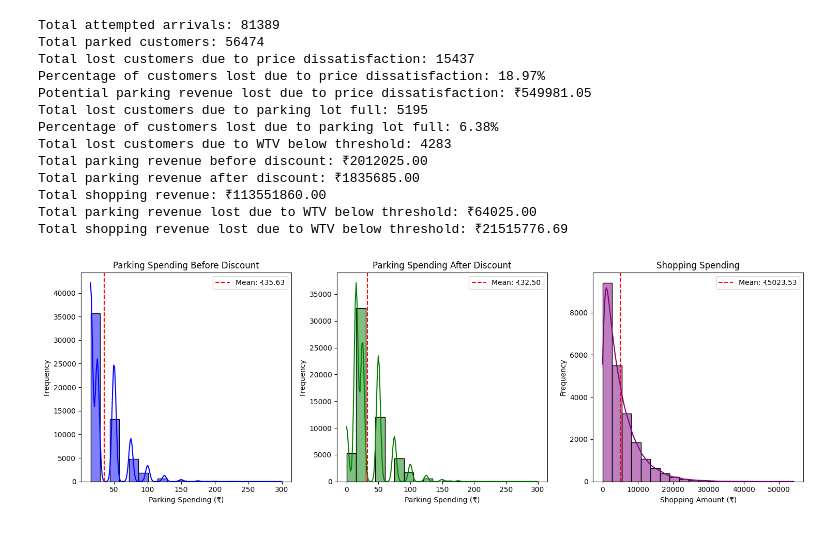
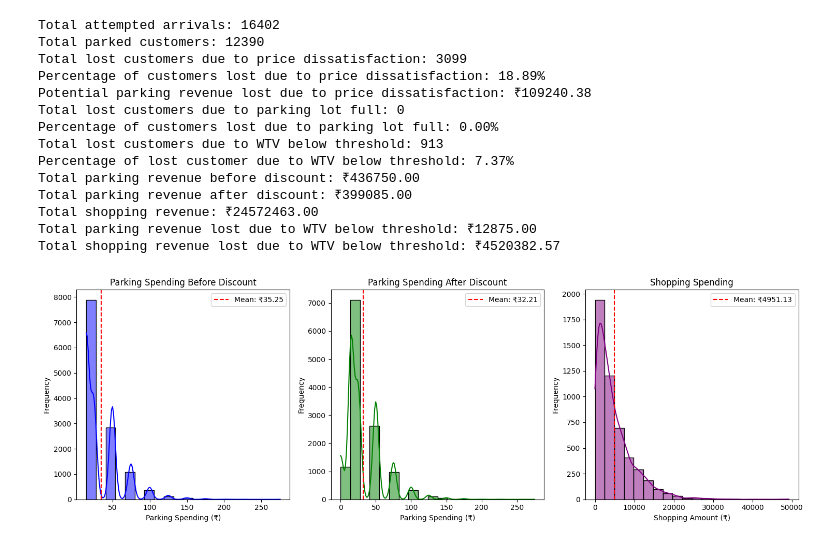
Before and after one commit to PrashantChaudhary632/Final_year_project, a Jupyter notebook: Model/Model_6.ipynb, the cells around one changed output. Drawn from its saved outputs; the diff is of its cells as text; code cells hidden in the pictures.

```diff
--- a/Model/Model_6.ipynb
+++ b/Model/Model_6.ipynb
@@ -13,13 +13,13 @@ SHOPPING_PROBABILITY = 0.60  # 60% chance that a parked vehicle will shop
 
 # Arrival rates based on the day of the week and time slots
 ARRIVAL_RATES = {
-    'Sunday': [(8, 12, 75), (12, 17, 250), (17, 20, 250)],
-    'Monday': [(8, 12, 75), (12, 17, 250), (17, 20, 250)],
-    'Tuesday': [(8, 12, 75), (12, 17, 250), (17, 20, 250)],
-    'Wednesday': [(8, 12, 75), (12, 17, 250), (17, 20, 250)],
-    'Thursday': [(8, 12, 75), (12, 17, 250), (17, 20, 250)],
-    'Friday': [(8, 12, 100), (12, 17, 350), (17, 20, 400)],
-    'Saturday': [(8, 12, 100), (12, 17, 350), (17, 20, 400)]
+    'Sunday': [(8, 12, 15*1), (12, 17, 50*1), (17, 20, 50*1)],
+    'Monday': [(8, 12, 15*1), (12, 17, 50*1), (17, 20, 50*1)],
+    'Tuesday': [(8, 12, 15*1), (12, 17, 50*1), (17, 20, 50*1)],
+    'Wednesday': [(8, 12, 15*1), (12, 17, 50*1), (17, 20, 50*1)],
+    'Thursday': [(8, 12, 15*1), (12, 17, 50*1), (17, 20, 50*1)],
+    'Friday': [(8, 12, 20*1), (12, 17, 70*1), (17, 20, 80*1)],
+    'Saturday': [(8, 12, 20*1), (12, 17, 70*1), (17, 20, 80*1)]
 }
 
 # Initialize data for tracking arrivals, inter-arrival times, parking durations, revenue, and parking space utilization
@@ -225,6 +225,7 @@ def run_simulation():
     print(f"Total lost customers due to parking lot full: {lost_customers_due_to_full}")
     print(f"Percentage of customers lost due to parking lot full: {percentage_lost_due_to_full:.2f}%")
     print(f"Total lost customers due to WTV below threshold: {lost_customers_due_to_WTV}")
+    print(f"Percentage of lost customer due to WTV below threshold: {(lost_customers_due_to_WTV/parked_customers)*100:.2f}%")
     print(f"Total parking revenue before discount: ₹{total_revenue_parking_before_discount:.2f}")
     print(f"Total parking revenue after discount: ₹{total_revenue_parking_after_discount:.2f}")
     print(f"Total shopping revenue: ₹{total_revenue_shopping:.2f}")
@@ -244,44 +245,45 @@ def run_simulation():
     plt.title("Parking Spending Before Discount")
     plt.xlabel("Parking Spending (₹)")
     plt.ylabel("Frequency")
     plt.axvline(np.mean(charges_before_discount), color='red', linestyle='--', label=f'Mean: ₹{np.mean(charges_before_discount):.2f}')
     plt.legend()
 
     # Plot Parking Spending After Discount
     plt.subplot(1, 3, 2)
     sns.histplot(charges_after_discount, kde=True, bins=20, color='green', edgecolor='black')
     plt.title("Parking Spending After Discount")
     plt.xlabel("Parking Spending (₹)")
     plt.ylabel("Frequency")
     plt.axvline(np.mean(charges_after_discount), color='red', linestyle='--', label=f'Mean: ₹{np.mean(charges_after_discount):.2f}')
     plt.legend()
 
     # Plot Shopping Spending
     plt.subplot(1, 3, 3)
     sns.histplot(spending_data, kde=True, bins=20, color='purple', edgecolor='black')
     plt.title("Shopping Spending")
     plt.xlabel("Shopping Amount (₹)")
     plt.ylabel("Frequency")
     plt.axvline(np.mean(spending_data), color='red', linestyle='--', label=f'Mean: ₹{np.mean(spending_data):.2f}')
     plt.legend()
 
     plt.tight_layout()
     plt.show()
 
 # Run the simulation
 run_simulation()
 # %% [output]
-Total attempted arrivals: 81389
-Total parked customers: 56474
-Total lost customers due to price dissatisfaction: 15437
-Percentage of customers lost due to price dissatisfaction: 18.97%
-Potential parking revenue lost due to price dissatisfaction: ₹549981.05
-Total lost customers due to parking lot full: 5195
-Percentage of customers lost due to parking lot full: 6.38%
-Total lost customers due to WTV below threshold: 4283
-Total parking revenue before discount: ₹2012025.00
-Total parking revenue after discount: ₹1835685.00
-Total shopping revenue: ₹113551860.00
-Total parking revenue lost due to WTV below threshold: ₹64025.00
-Total shopping revenue lost due to WTV below threshold: ₹21515776.69
+Total attempted arrivals: 16402
+Total parked customers: 12390
+Total lost customers due to price dissatisfaction: 3099
+Percentage of customers lost due to price dissatisfaction: 18.89%
+Potential parking revenue lost due to price dissatisfaction: ₹109240.38
+Total lost customers due to parking lot full: 0
+Percentage of customers lost due to parking lot full: 0.00%
+Total lost customers due to WTV below threshold: 913
+Percentage of lost customer due to WTV below threshold: 7.37%
+Total parking revenue before discount: ₹436750.00
+Total parking revenue after discount: ₹399085.00
+Total shopping revenue: ₹24572463.00
+Total parking revenue lost due to WTV below threshold: ₹12875.00
+Total shopping revenue lost due to WTV below threshold: ₹4520382.57
-[figure, old version]
+[figure, new version]
```
Also changed, not shown: 14 other files.
